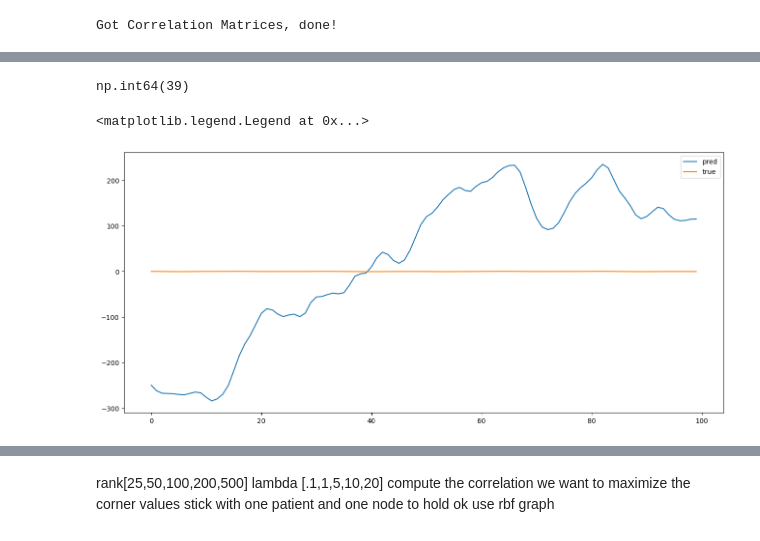
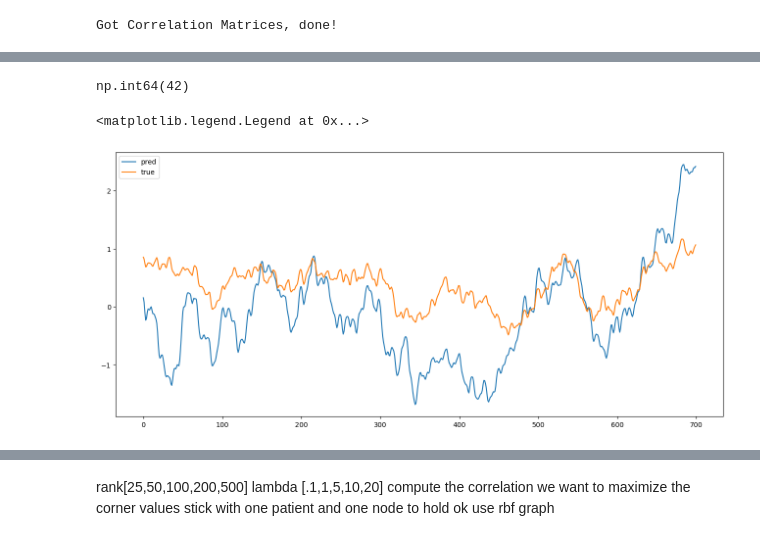
Before and after one commit to NoahWanless/SuperEeg-M467-project, a Jupyter notebook: test_new_u_method.ipynb, the cells around one changed output, grey strips where cells are left out. Drawn from its saved outputs; the diff is of its cells as text; code cells hidden in the pictures.

Commit message:
graphing update

```diff
--- a/test_new_u_method.ipynb
+++ b/test_new_u_method.ipynb
@@ -33,3 +35,0 @@ Downloaded data
-# %%
-cleaned,xyz_clean = remove_duplicates(ecogs,xyz)
-print('Removed duplicate electrodes')
@@ -39,5 +56,5 @@ Removed duplicate electrodes
 # %%
-xyz_clean, cleaned, file_held, global_held_index = full_preprocessing_hold(ecogs,xyz,notch_size=.05,minus_mean=True,pat_to_hold=1,elec_hold_seed=-2)
+xyz_clean, cleaned, file_held, global_held_index = full_preprocessing_hold(cleaned,xyz_clean,notch_size=.05,minus_mean=True,pat_to_hold=1,elec_hold_seed=-2)
 print('Preprocessing done')
 # %% [output]
 Filter applied
@@ -85,5 +81,5 @@ patient_corr_mat[1]
 # %%
-U_det, loss = create_u(k=20,r=100,lamb=10,patient_corr_mat=patient_corr_mat,xyz_clean=xyz_clean,training_steps=5000,graph='rbf') #.0005
-pred,indices = single_patient_prediction_pure(0,cleaned,(U_det@U_det.T))
+U_det, loss = create_u(k=20,r=200,lamb=.0001,patient_corr_mat=patient_corr_mat,xyz_clean=xyz_clean,training_steps=5000,graph='rbf') #.0005
+pred,indices = single_patient_prediction_pure(1,cleaned,(U_det@U_det.T))
 # %% [output]
 Optimizing U
@@ -99,5 +86,10 @@ Parameter(ManifoldParameter([[0.0962, 0.1100, 0.0929,  ..., 0.0666, 0.0790, 0.08
 # %%
-pred_index = np.where(np.array(indices)==global_held_index)[0][0]
+pred_index = np.where(np.array(indices)==global_held_index+0)[0][0]
+#pred,indices = single_patient_prediction_pure(0,cleaned,(U_det@U_det.T))
+# file_held = car(index_ecog_globally(cleaned,global_held_index)) #use this if you want to index globally
+row_means = np.mean(file_held, axis=0, keepdims=True)
+row_stds = np.std(file_held, axis=0, keepdims=True)
+z_held = (file_held - row_means) / row_stds
 pred_index
 # %% [output]
-np.int64(39)
+np.int64(42)
@@ -110,10 +96,10 @@ z_held = (file_held - row_means) / row_stds
-# %%
-plt.figure(figsize=(16, 7))
-plt.plot(pred[9000:9100,pred_index],label='pred')
-plt.plot(z_held[9000:9100],label='true')
-plt.legend()
-# %% [output]
-<matplotlib.legend.Legend at 0x...>
-[figure, removed]
+# %%
+plt.figure(figsize=(16, 7))
+plt.plot(pred[9000:9700,pred_index],label='pred')
+plt.plot(z_held[9000:9700],label='true')
+plt.legend()
+# %% [output]
+<matplotlib.legend.Legend at 0x...>
+[figure, added]
 # %%
 np.corrcoef(pred[:,0],z_held)
```
Also changed, not shown: parts of 24 cells of this notebook, 2 other files.
